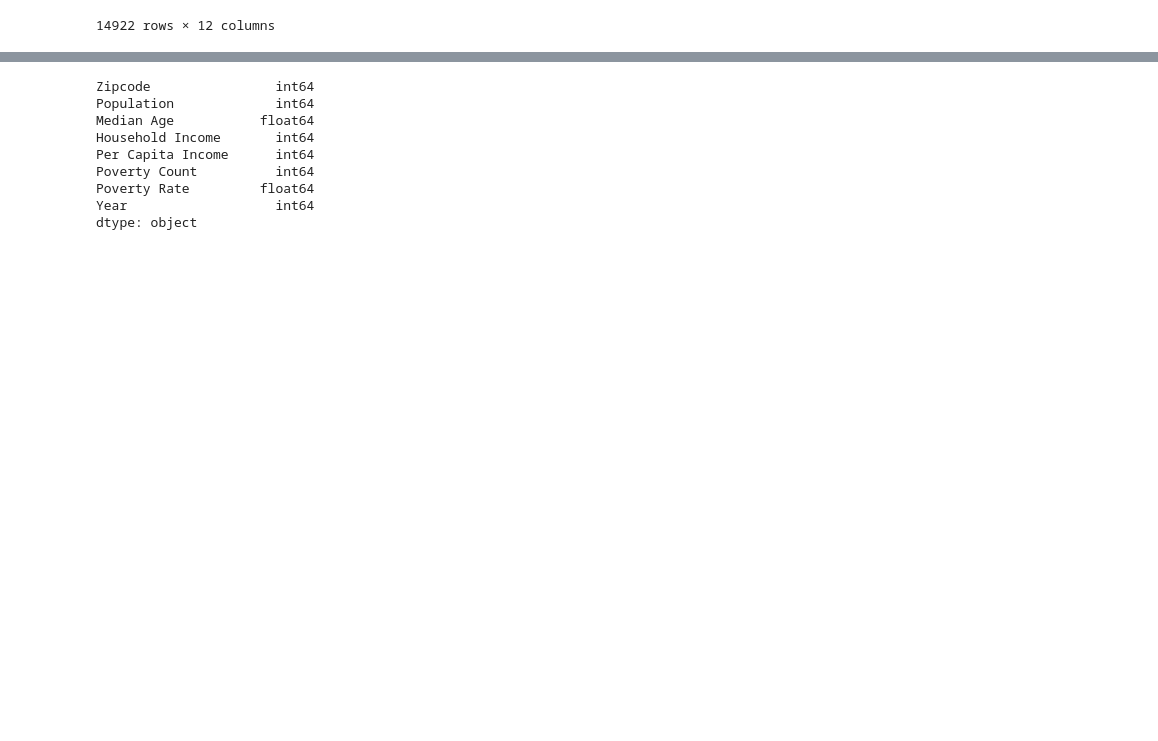
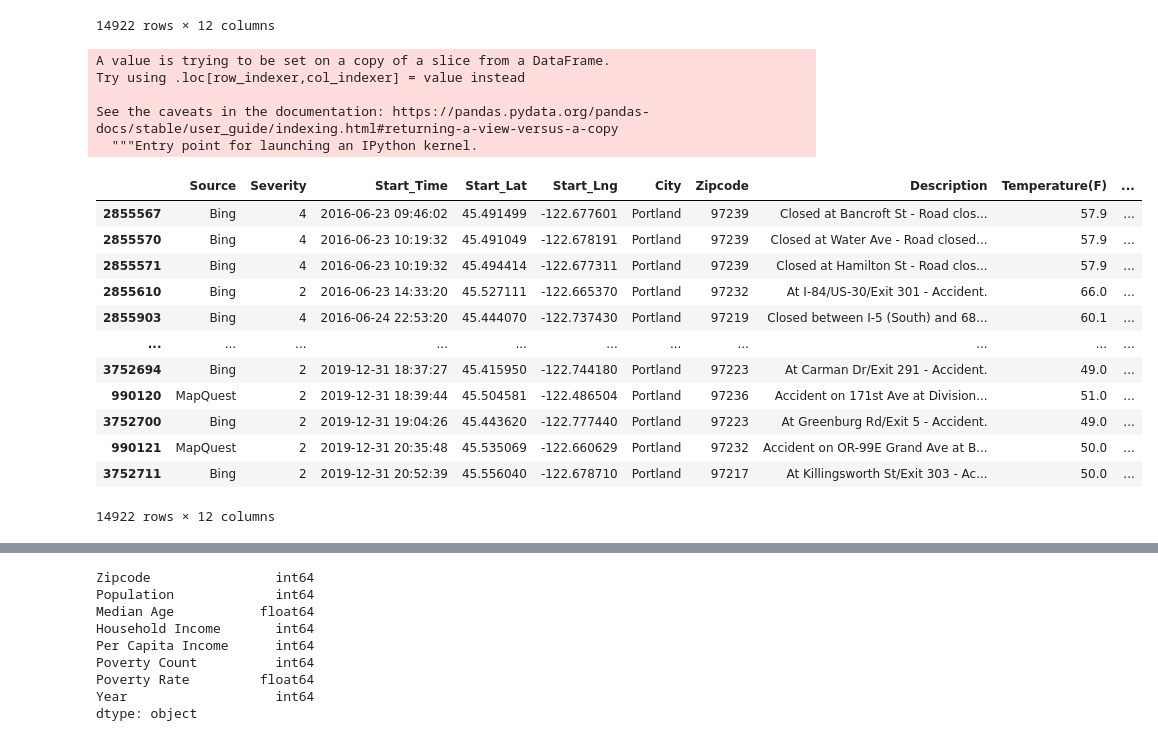
Before and after one commit to pulliam-chris/Project2, a Jupyter notebook: accidents.ipynb, the cells around one changed output, grey strips where cells are left out. Drawn from its saved outputs; the diff is of its cells as text; code cells hidden in the pictures; blank space fills up the shorter version.

```diff
--- a/accidents.ipynb
+++ b/accidents.ipynb
@@ -138,6 +135,29 @@ portland_na
 | 990121 | MapQuest | 2 | 2019-12-31 20:35:48 | 45.535069 | -122.660629 | Portland | 97232-1153 | Accident on OR-99E Grand Ave at B... | 50.0 | ... |
 | 3752711 | Bing | 2 | 2019-12-31 20:52:39 | 45.556040 | -122.678710 | Portland | 97217 | At Killingsworth St/Exit 303 - Ac... | 50.0 | ... |
 14922 rows × 12 columns
+# %%
+# Shrink Zipcode to 5 digits if longer
+portland_na['Zipcode'] = portland_na['Zipcode'].str[:5]
+portland_na
+# %% [output]
+A value is trying to be set on a copy of a slice from a DataFrame.
+Try using .loc[row_indexer,col_indexer] = value instead
+
+See the caveats in the documentation: https://pandas.pydata.org/pandas-docs/stable/user_guide/indexing.html#returning-a-view-versus-a-copy
+  """Entry point for launching an IPython kernel.
+|  | Source | Severity | Start_Time | Start_Lat | Start_Lng | City | Zipcode | Description | Temperature(F) | ... |
+| 2855567 | Bing | 4 | 2016-06-23 09:46:02 | 45.491499 | -122.677601 | Portland | 97239 | Closed at Bancroft St - Road clos... | 57.9 | ... |
+| 2855570 | Bing | 4 | 2016-06-23 10:19:32 | 45.491049 | -122.678191 | Portland | 97239 | Closed at Water Ave - Road closed... | 57.9 | ... |
+| 2855571 | Bing | 4 | 2016-06-23 10:19:32 | 45.494414 | -122.677311 | Portland | 97239 | Closed at Hamilton St - Road clos... | 57.9 | ... |
+| 2855610 | Bing | 2 | 2016-06-23 14:33:20 | 45.527111 | -122.665370 | Portland | 97232 | At I-84/US-30/Exit 301 - Accident. | 66.0 | ... |
+| 2855903 | Bing | 4 | 2016-06-24 22:53:20 | 45.444070 | -122.737430 | Portland | 97219 | Closed between I-5 (South) and 68... | 60.1 | ... |
+| ... | ... | ... | ... | ... | ... | ... | ... | ... | ... | ... |
+| 3752694 | Bing | 2 | 2019-12-31 18:37:27 | 45.415950 | -122.744180 | Portland | 97223 | At Carman Dr/Exit 291 - Accident. | 49.0 | ... |
+| 990120 | MapQuest | 2 | 2019-12-31 18:39:44 | 45.504581 | -122.486504 | Portland | 97236 | Accident on 171st Ave at Division... | 51.0 | ... |
+| 3752700 | Bing | 2 | 2019-12-31 19:04:26 | 45.443620 | -122.777440 | Portland | 97223 | At Greenburg Rd/Exit 5 - Accident. | 49.0 | ... |
+| 990121 | MapQuest | 2 | 2019-12-31 20:35:48 | 45.535069 | -122.660629 | Portland | 97232 | Accident on OR-99E Grand Ave at B... | 50.0 | ... |
+| 3752711 | Bing | 2 | 2019-12-31 20:52:39 | 45.556040 | -122.678710 | Portland | 97217 | At Killingsworth St/Exit 303 - Ac... | 50.0 | ... |
+14922 rows × 12 columns
 # %%
 # Rename columns to simplify access in Mongo
 portland_na.rename(columns={
```
Also changed, not shown: parts of 2 cells of this notebook, 1 other file.
